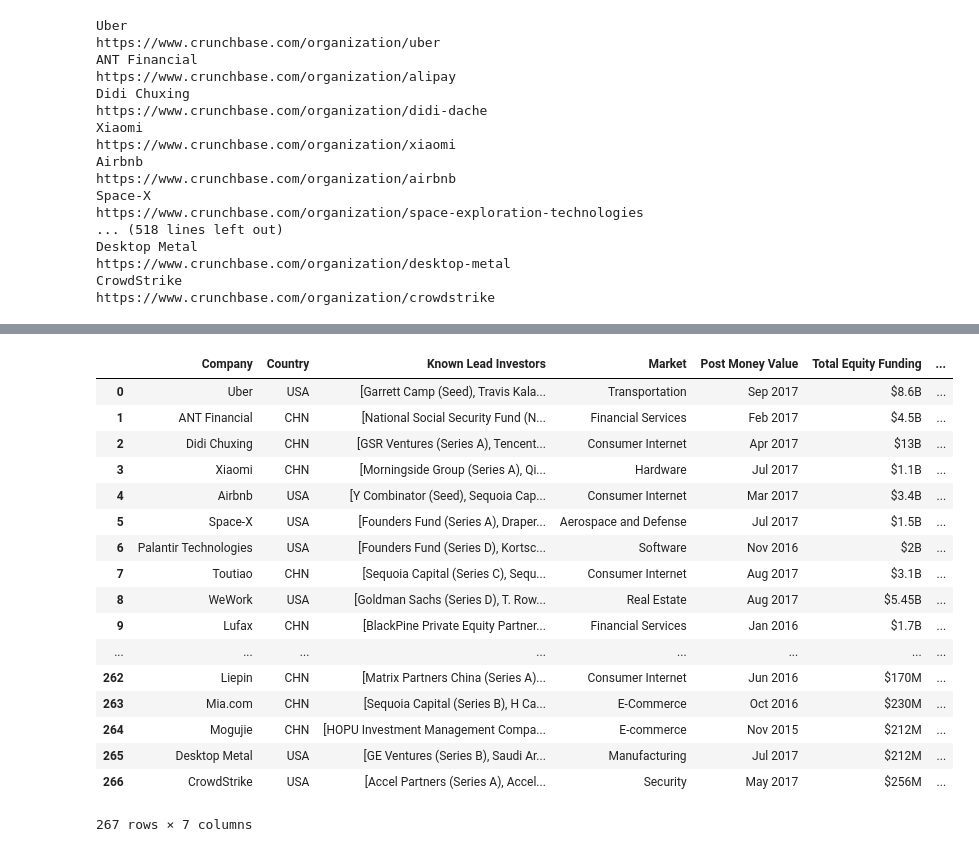
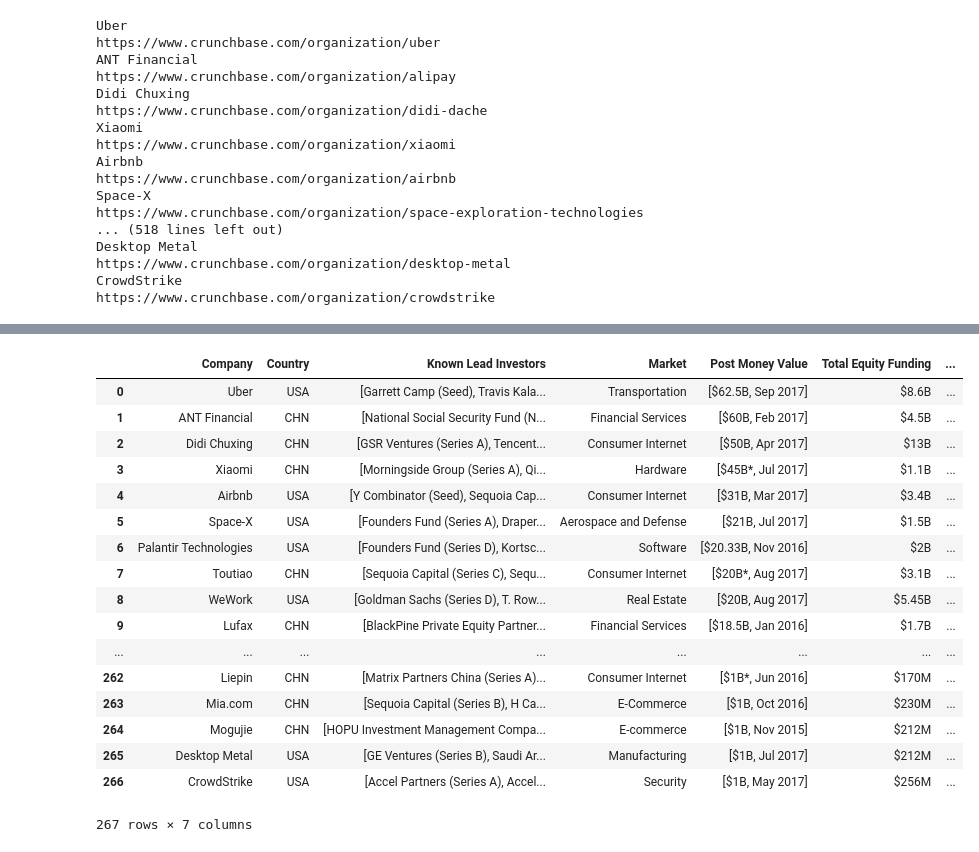
Before and after one commit to morriswong/unicorns, a Jupyter notebook: TechCrunch Scrape.ipynb, the cells around one changed output, grey strips where cells are left out. Cells and saved outputs as stored; diff of their text form; code cells hidden in the pictures.

```diff
--- a/TechCrunch Scrape.ipynb
+++ b/TechCrunch Scrape.ipynb
@@ -79,21 +79,21 @@ dic = {
 
 big_list = []
 for i in range (0,len(row)):
-    l = [items.text.strip(' \n\t') for items in rows[3]]
+    l = [items.text.strip(' \n\t') for items in rows[i]]
     del l[0], l[0] # remove duplicated data
     l[0] = l[0].split('\n')  # split the 'TechCrucnh coverage' out
     l[0] = l[0][0] # Reassign the company name as the l[0]
     l[1] = l[1].split('\n') # split the valuation and date
-#     l[1] = l[1][1].strip('\t')
+    l[1][1] = l[1][1].strip('\t')
     del l[4] # remove duplicated investors
     l[4] = l[4:-2] # add investors into a list
     del l[5:-2] # remove duplicated investors
     l
-#     dic['Company'].append(l[0])
-#     dic['Post Money Value'].append(l[1])
-#     dic['Valuation Change'].append(l[2])
-#     dic['Total Equity Funding'].append(l[3])
-#     dic['Known Lead Investors'].append(l[4])
-#     dic['Country'].append(l[5])
-#     dic['Market'].append(l[-1])
-#     big_list.append(l)
+    dic['Company'].append(l[0])
+    dic['Post Money Value'].append(l[1])
+    dic['Valuation Change'].append(l[2])
+    dic['Total Equity Funding'].append(l[3])
+    dic['Known Lead Investors'].append(l[4])
+    dic['Country'].append(l[5])
+    dic['Market'].append(l[-1])
+    big_list.append(l)
@@ -114,21 +100,23 @@ l
 # %%
-pd.DataFrame(dic)
+df = pd.DataFrame(dic)
-# %% [output]
-|  | Company | Country | Known Lead Investors | Market | Post Money Value | Total Equity Funding | ... |
-| 0 | Uber | USA | [Garrett Camp (Seed), Travis Kala... | Transportation | Sep 2017 | $8.6B | ... |
-| 1 | ANT Financial | CHN | [National Social Security Fund (N... | Financial Services | Feb 2017 | $4.5B | ... |
-| 2 | Didi Chuxing | CHN | [GSR Ventures (Series A), Tencent... | Consumer Internet | Apr 2017 | $13B | ... |
-| 3 | Xiaomi | CHN | [Morningside Group (Series A), Qi... | Hardware | Jul 2017 | $1.1B | ... |
-| 4 | Airbnb | USA | [Y Combinator (Seed), Sequoia Cap... | Consumer Internet | Mar 2017 | $3.4B | ... |
-| 5 | Space-X | USA | [Founders Fund (Series A), Draper... | Aerospace and Defense | Jul 2017 | $1.5B | ... |
-| 6 | Palantir Technologies | USA | [Founders Fund (Series D), Kortsc... | Software | Nov 2016 | $2B | ... |
-| 7 | Toutiao | CHN | [Sequoia Capital (Series C), Sequ... | Consumer Internet | Aug 2017 | $3.1B | ... |
-| 8 | WeWork | USA | [Goldman Sachs (Series D), T. Row... | Real Estate | Aug 2017 | $5.45B | ... |
-| 9 | Lufax | CHN | [BlackPine Private Equity Partner... | Financial Services | Jan 2016 | $1.7B | ... |
-| ... | ... | ... | ... | ... | ... | ... | ... |
-| 262 | Liepin | CHN | [Matrix Partners China (Series A)... | Consumer Internet | Jun 2016 | $170M | ... |
-| 263 | Mia.com | CHN | [Sequoia Capital (Series B), H Ca... | E-Commerce | Oct 2016 | $230M | ... |
-| 264 | Mogujie | CHN | [HOPU Investment Management Compa... | E-commerce | Nov 2015 | $212M | ... |
-| 265 | Desktop Metal | USA | [GE Ventures (Series B), Saudi Ar... | Manufacturing | Jul 2017 | $212M | ... |
-| 266 | CrowdStrike | USA | [Accel Partners (Series A), Accel... | Security | May 2017 | $256M | ... |
-267 rows × 7 columns
+# %%
+df
+# %% [output]
+|  | Company | Country | Known Lead Investors | Market | Post Money Value | Total Equity Funding | ... |
+| 0 | Uber | USA | [Garrett Camp (Seed), Travis Kala... | Transportation | [$62.5B, Sep 2017] | $8.6B | ... |
+| 1 | ANT Financial | CHN | [National Social Security Fund (N... | Financial Services | [$60B, Feb 2017] | $4.5B | ... |
+| 2 | Didi Chuxing | CHN | [GSR Ventures (Series A), Tencent... | Consumer Internet | [$50B, Apr 2017] | $13B | ... |
+| 3 | Xiaomi | CHN | [Morningside Group (Series A), Qi... | Hardware | [$45B*, Jul 2017] | $1.1B | ... |
+| 4 | Airbnb | USA | [Y Combinator (Seed), Sequoia Cap... | Consumer Internet | [$31B, Mar 2017] | $3.4B | ... |
+| 5 | Space-X | USA | [Founders Fund (Series A), Draper... | Aerospace and Defense | [$21B, Jul 2017] | $1.5B | ... |
+| 6 | Palantir Technologies | USA | [Founders Fund (Series D), Kortsc... | Software | [$20.33B, Nov 2016] | $2B | ... |
+| 7 | Toutiao | CHN | [Sequoia Capital (Series C), Sequ... | Consumer Internet | [$20B*, Aug 2017] | $3.1B | ... |
+| 8 | WeWork | USA | [Goldman Sachs (Series D), T. Row... | Real Estate | [$20B, Aug 2017] | $5.45B | ... |
+| 9 | Lufax | CHN | [BlackPine Private Equity Partner... | Financial Services | [$18.5B, Jan 2016] | $1.7B | ... |
+| ... | ... | ... | ... | ... | ... | ... | ... |
+| 262 | Liepin | CHN | [Matrix Partners China (Series A)... | Consumer Internet | [$1B*, Jun 2016] | $170M | ... |
+| 263 | Mia.com | CHN | [Sequoia Capital (Series B), H Ca... | E-Commerce | [$1B, Oct 2016] | $230M | ... |
+| 264 | Mogujie | CHN | [HOPU Investment Management Compa... | E-commerce | [$1B, Nov 2015] | $212M | ... |
+| 265 | Desktop Metal | USA | [GE Ventures (Series B), Saudi Ar... | Manufacturing | [$1B, Jul 2017] | $212M | ... |
+| 266 | CrowdStrike | USA | [Accel Partners (Series A), Accel... | Security | [$1B, May 2017] | $256M | ... |
+267 rows × 7 columns
```
Also changed, not shown: parts of 2 cells of this notebook.
